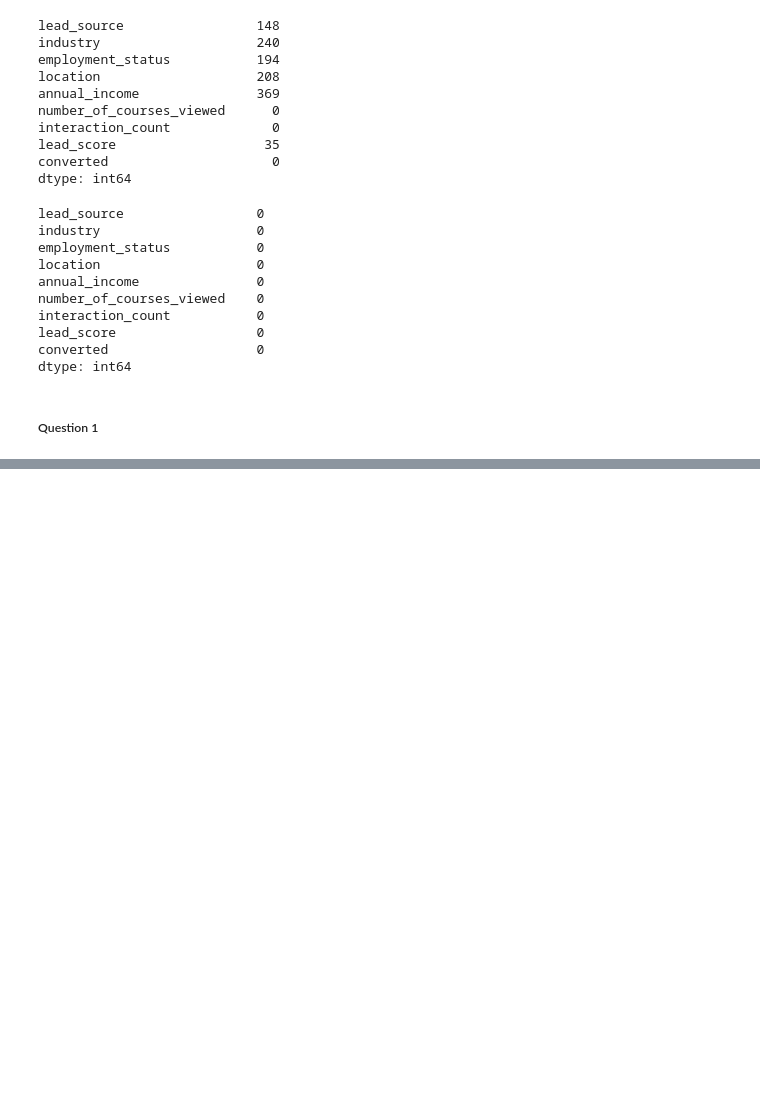
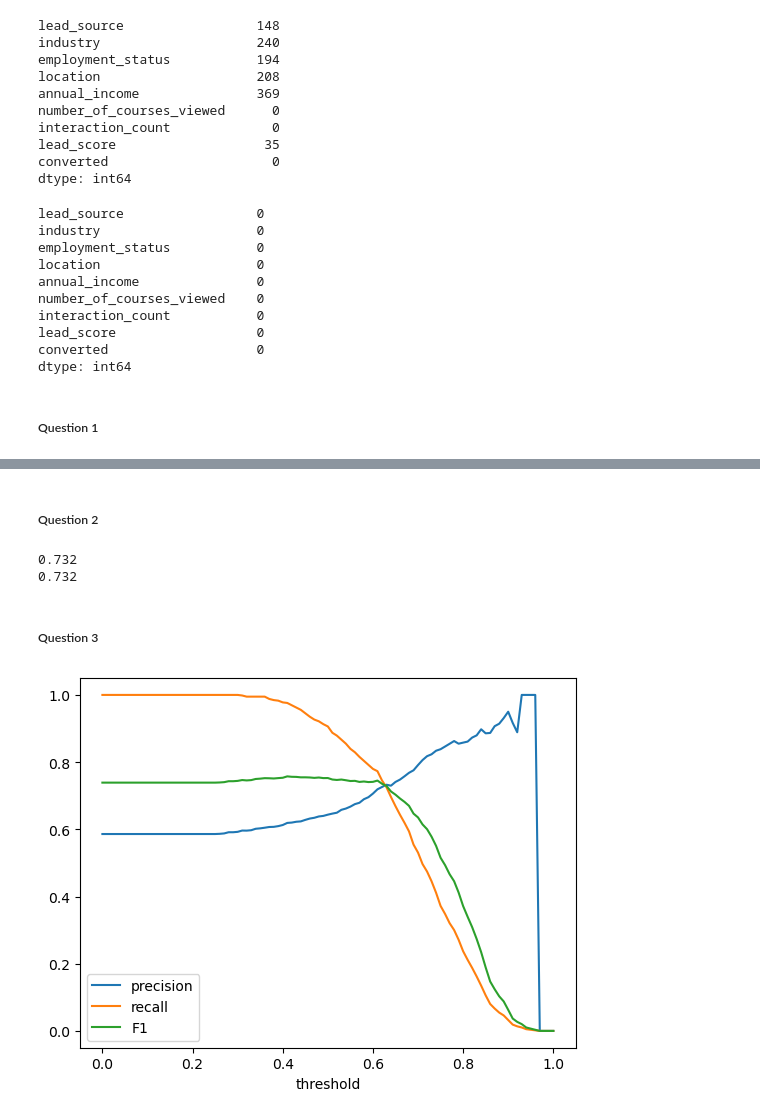
Before and after one commit to wvdaa6-hub/ml-engineering-zoomcamp, a Jupyter notebook: 2026/04-evaluation/04-evaluation.ipynb, the cells around one changed output, grey strips where cells are left out. Drawn from its saved outputs; the diff is of its cells as text; code cells hidden in the pictures; blank space fills up the shorter version.

```diff
--- a/2026/04-evaluation/04-evaluation.ipynb
+++ b/2026/04-evaluation/04-evaluation.ipynb
@@ -59,0 +118,74 @@ df_train, df_val = train_test_split(
+# %% [markdown]
+##### Question 2
+# %%
+# Use one hot encoding to change the categorical variables
+dv = DictVectorizer(sparse=False)
+
+# Use fit_transform on the training set to learn the columns and convert
+X_train = dv.fit_transform(df_train.to_dict(orient="records"))
+
+# Use transform on val and test to reuse what was learned from the training set
+X_val = dv.transform(df_val.to_dict(orient="records"))
+X_test = dv.transform(df_test.to_dict(orient="records"))
+
+# Train a logistic regression on the training set
+model = LogisticRegression(solver='liblinear', C=1.0, max_iter=1000, random_state=42)
+model.fit(X_train, y_train)
+
+# Use this one instead of predict to vary the threshold and compute ROC/AUC
+y_pred = model.predict_proba(X_val)[:, 1]
+# %%
+# Calculate the auc-score manually
+auc = my_auc(y_val, y_pred)
+print(f'{auc:.3f}')
+
+# Calculate the auc-score automatically
+auc_auto = roc_auc_score(y_val, y_pred)
+print(f'{auc_auto:.3f}')
+# %% [output]
+0.732
+0.732
+# %% [markdown]
+##### Question 3
+# %%
+# Calculate the numbers to get the confusion table
+actual_positive = (y_val == 1)
+actual_negative = (y_val == 0)
+
+thresholds = np.arange(0.0, 1.01, 0.01)
+
+precisions = []
+recalls = []
+f1_scores = [] # question 4
+
+for t in thresholds:
+    # Check if the predicted value above the threshold
+    predict_positive = (y_pred >= t)
+    predict_negative = (y_pred < t)
+
+    # Calculate the different parts of the confusion matrix
+    tp = (predict_positive & actual_positive).sum()
+    tn = (predict_negative & actual_negative).sum()
+
+    fp = (predict_positive & actual_negative).sum()
+    fn = (predict_negative & actual_positive).sum()
+
+    # Avoid division by zero
+    p = tp / (tp + fp) if (tp + fp) > 0 else 0
+    r = tp / (tp + fn) if (tp + fn) > 0 else 0
+
+    f1 = 2 * p * r / (p + r) if (p + r) > 0 else 0 # question 4
+
+    precisions.append(p)
+    recalls.append(r)
+    f1_scores.append(f1)
+
+# Visualize the calculated numbers
+plt.plot(thresholds, precisions, label='precision')
+plt.plot(thresholds, recalls, label='recall')
+plt.plot(thresholds, f1_scores, label='F1') # question 4
+plt.xlabel('threshold')
+plt.legend()
+plt.show()
+# %% [output]
+[figure, added]
```
Also changed, not shown: parts of 7 cells of this notebook.
